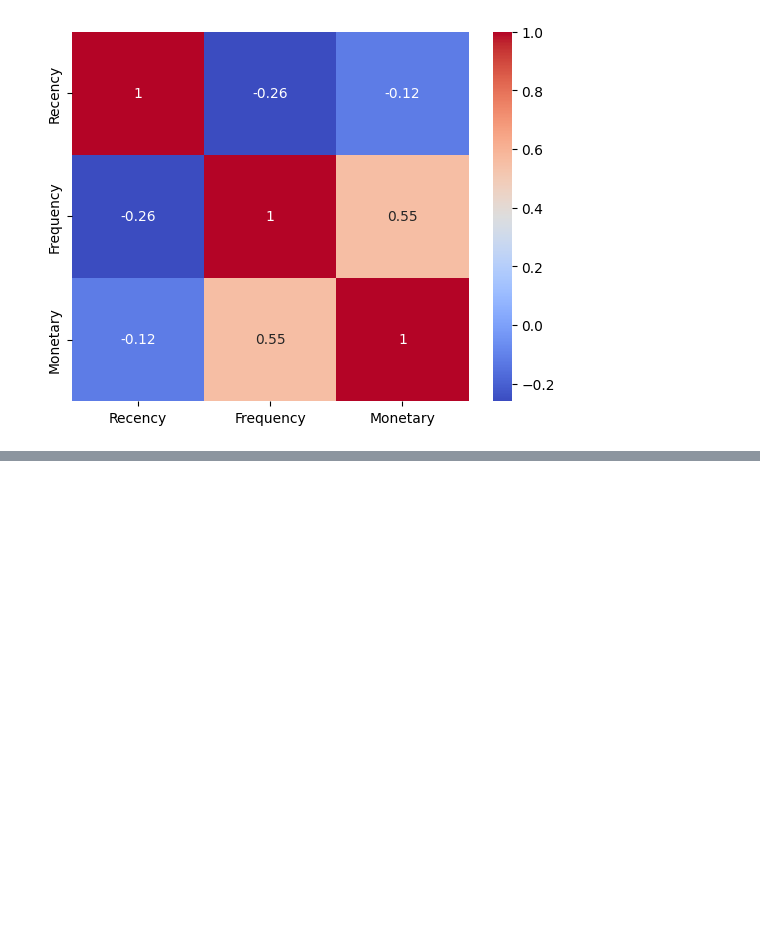
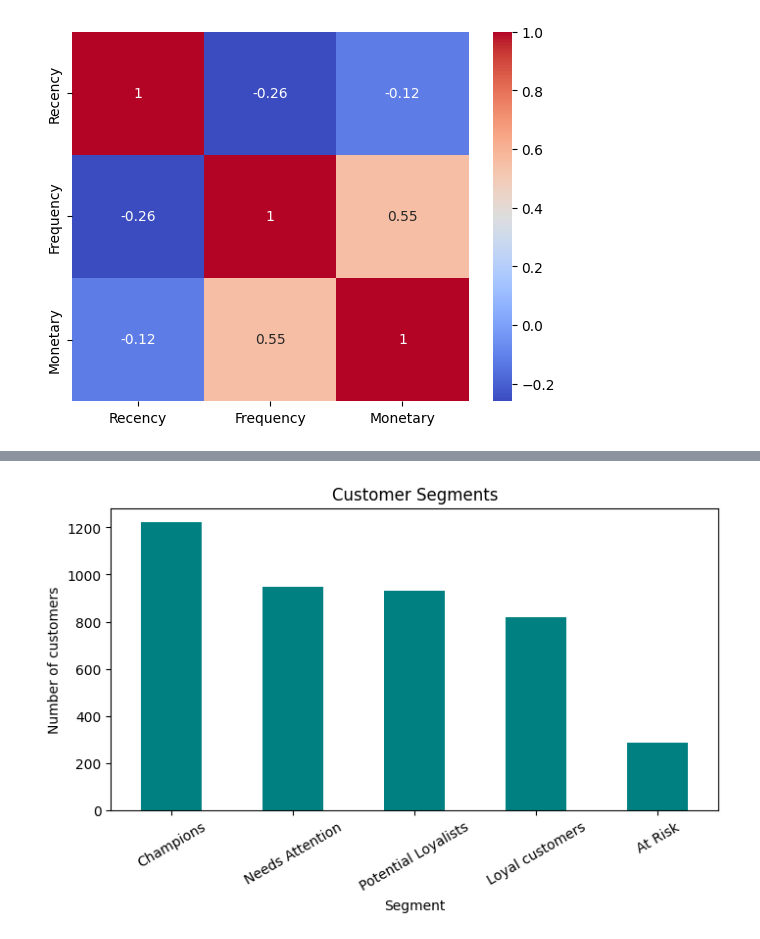
Before and after one commit to Puneet0123/Data_project, a Jupyter notebook: customer_segmentation/notebooks/01_eda.ipynb, the cells around one changed output, grey strips where cells are left out. Drawn from its saved outputs; the diff is of its cells as text; code cells hidden in the pictures; blank space fills up the shorter version.

```diff
--- a/customer_segmentation/notebooks/01_eda.ipynb
+++ b/customer_segmentation/notebooks/01_eda.ipynb
@@ -135,0 +199,17 @@ rfm.to_csv('../data/processed/processed_data1.csv')
+# %%
+# Assign R, F, M Scores using quartiles
+r_labels = [4, 3, 2, 1]
+f_labels = m_labels = [1, 2, 3, 4]
+
+rfm['R_Score'] = pd.qcut(rfm['Recency'], 4, labels = r_labels)
+rfm['F_Score'] = pd.qcut(rfm['Frequency'].rank(method='first'), 4, labels=f_labels)
+rfm['M_Score'] = pd.qcut(rfm['Monetary'], 4, labels=m_labels)
+
+# Convert to integers
+rfm['R_Score'] = rfm['R_Score'].astype(int)
+rfm['F_Score'] = rfm['F_Score'].astype(int)
+rfm['M_Score'] = rfm['M_Score'].astype(int)
+
+# Combine into one RFM segment and total score
+rfm['RFM_Segment'] = rfm['R_Score'].map(str) + rfm['F_Score'].map(str) + rfm['M_Score'].map(str)
+rfm['RFM_Score'] = rfm[['R_Score','F_Score','M_Score']].sum(axis=1)
@@ -135,0 +225,23 @@ rfm.to_csv('../data/processed/processed_data1.csv')
+# %%
+def segment_customer(score):
+    if score >= 10:
+        return 'Champions'
+    elif score >= 8:
+        return 'Loyal customers'
+    elif score >= 6:
+        return 'Potential Loyalists'
+    elif score >= 4:
+        return 'Needs Attention'
+    else:
+        return 'At Risk'
+
+rfm['Segment'] = rfm['RFM_Score'].apply(segment_customer)
+
+# Display counts of each segment
+segment_counts = rfm['Segment'].value_counts()
+segment_counts.plot(kind ='bar', color='teal', figsize=(8,4), title='Customer Segments')
+plt.ylabel('Number of customers')
+plt.xticks(rotation = 30)
+plt.show()
+# %% [output]
+[figure, added]
```
Also changed, not shown: parts of 37 cells of this notebook, 1 other file.
